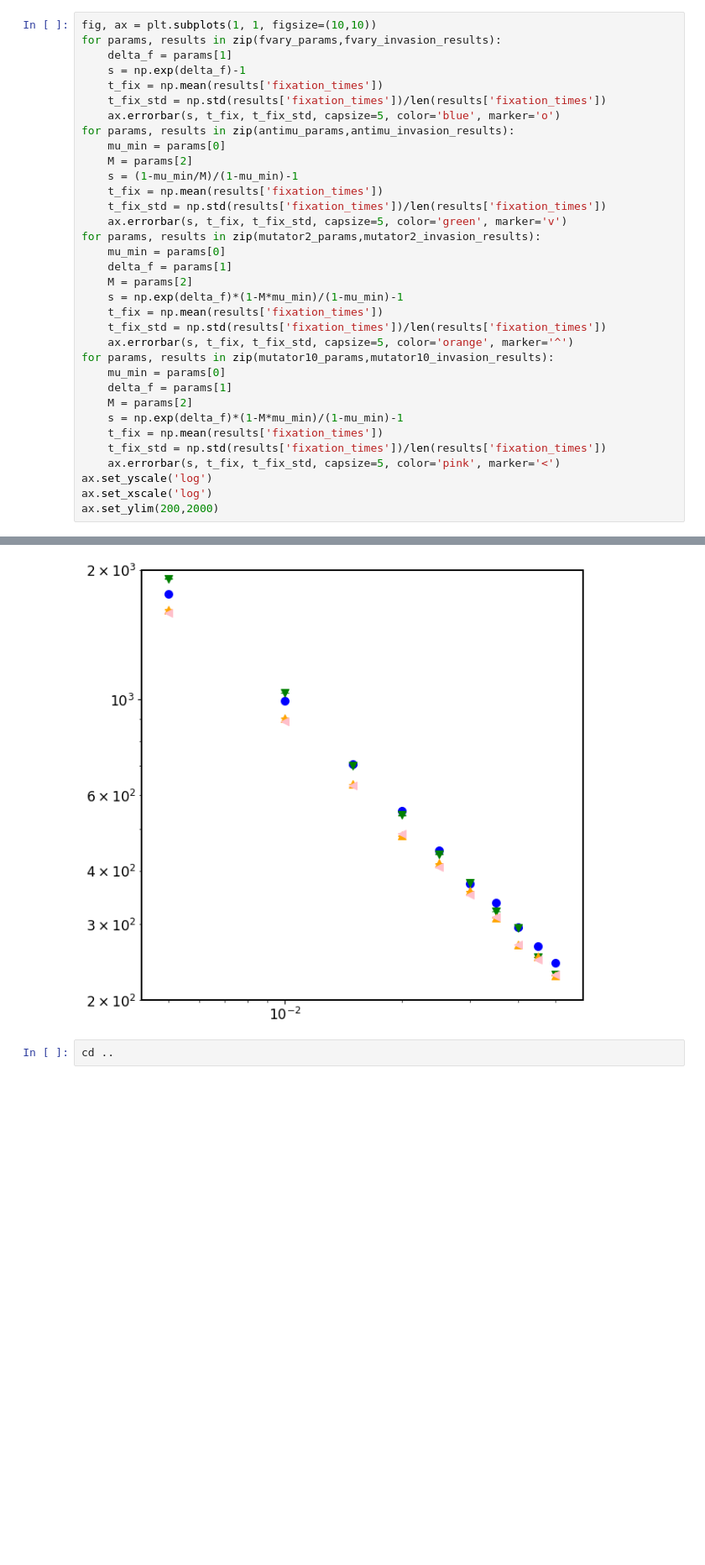
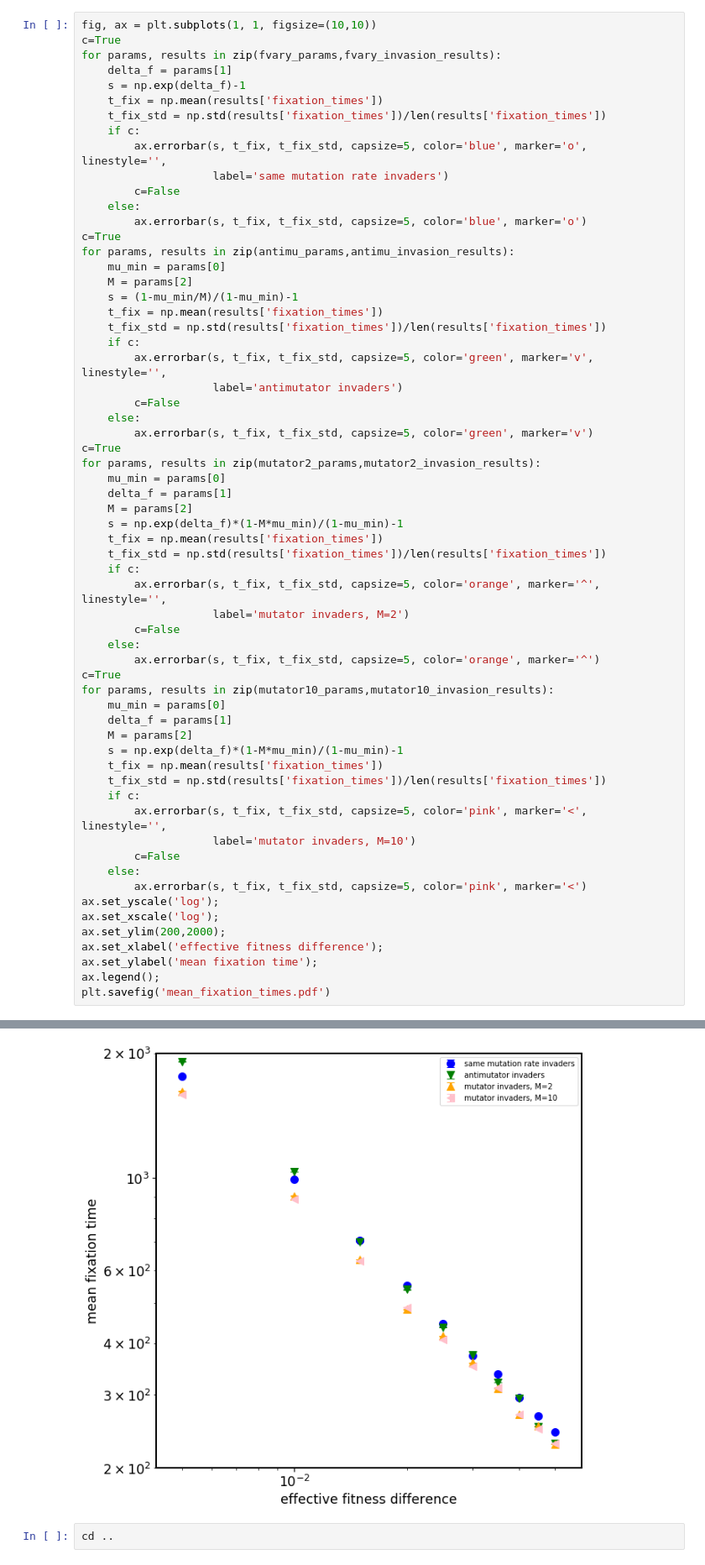
Before and after one commit to nicholas-sherer/Population-Evolution-Project-Source-Code, a Jupyter notebook: Plots related to the mutation-rate-sweep approximation.ipynb, the cells around one changed output, grey strips where cells are left out. Shown at 84% size. Drawn from its saved outputs; the diff is of its cells as text; blank space fills up the shorter version.

```diff
--- a/Plots related to the mutation-rate-sweep approximation.ipynb
+++ b/Plots related to the mutation-rate-sweep approximation.ipynb
@@ -319,19 +319,32 @@ ax[1,1].hist(mutator10_invasion_results[8]['fixation_times']);
 [figure]
 # %%
 fig, ax = plt.subplots(1, 1, figsize=(10,10))
+c=True
 for params, results in zip(fvary_params,fvary_invasion_results):
     delta_f = params[1]
     s = np.exp(delta_f)-1
     t_fix = np.mean(results['fixation_times'])
     t_fix_std = np.std(results['fixation_times'])/len(results['fixation_times'])
-    ax.errorbar(s, t_fix, t_fix_std, capsize=5, color='blue', marker='o')
+    if c:
+        ax.errorbar(s, t_fix, t_fix_std, capsize=5, color='blue', marker='o', linestyle='',
+                    label='same mutation rate invaders')
+        c=False
+    else:
+        ax.errorbar(s, t_fix, t_fix_std, capsize=5, color='blue', marker='o')
+c=True
 for params, results in zip(antimu_params,antimu_invasion_results):
     mu_min = params[0]
     M = params[2]
     s = (1-mu_min/M)/(1-mu_min)-1
     t_fix = np.mean(results['fixation_times'])
     t_fix_std = np.std(results['fixation_times'])/len(results['fixation_times'])
-    ax.errorbar(s, t_fix, t_fix_std, capsize=5, color='green', marker='v')
+    if c:
+        ax.errorbar(s, t_fix, t_fix_std, capsize=5, color='green', marker='v', linestyle='',
+                    label='antimutator invaders')
+        c=False
+    else:
+        ax.errorbar(s, t_fix, t_fix_std, capsize=5, color='green', marker='v')
+c=True
 for params, results in zip(mutator2_params,mutator2_invasion_results):
     mu_min = params[0]
     delta_f = params[1]
@@ -339,7 +352,13 @@ for params, results in zip(mutator2_params,mutator2_invasion_results):
     s = np.exp(delta_f)*(1-M*mu_min)/(1-mu_min)-1
     t_fix = np.mean(results['fixation_times'])
     t_fix_std = np.std(results['fixation_times'])/len(results['fixation_times'])
-    ax.errorbar(s, t_fix, t_fix_std, capsize=5, color='orange', marker='^')
+    if c:
+        ax.errorbar(s, t_fix, t_fix_std, capsize=5, color='orange', marker='^', linestyle='',
+                    label='mutator invaders, M=2')
+        c=False
+    else:
+        ax.errorbar(s, t_fix, t_fix_std, capsize=5, color='orange', marker='^')
+c=True
 for params, results in zip(mutator10_params,mutator10_invasion_results):
     mu_min = params[0]
     delta_f = params[1]
@@ -347,8 +366,17 @@ for params, results in zip(mutator10_params,mutator10_invasion_results):
     s = np.exp(delta_f)*(1-M*mu_min)/(1-mu_min)-1
     t_fix = np.mean(results['fixation_times'])
     t_fix_std = np.std(results['fixation_times'])/len(results['fixation_times'])
-    ax.errorbar(s, t_fix, t_fix_std, capsize=5, color='pink', marker='<')
-ax.set_yscale('log')
-ax.set_xscale('log')
-ax.set_ylim(200,2000)
+    if c:
+        ax.errorbar(s, t_fix, t_fix_std, capsize=5, color='pink', marker='<', linestyle='',
+                    label='mutator invaders, M=10')
+        c=False
+    else:
+        ax.errorbar(s, t_fix, t_fix_std, capsize=5, color='pink', marker='<')
+ax.set_yscale('log');
+ax.set_xscale('log');
+ax.set_ylim(200,2000);
+ax.set_xlabel('effective fitness difference');
+ax.set_ylabel('mean fixation time');
+ax.legend();
+plt.savefig('mean_fixation_times.pdf')
 # %% [output]
@@ -356,4 +383,4 @@ ax.set_ylim(200,2000)
-[figure, old version]
+[figure, new version]
 # %%
 cd ..
 # %% [output]
```
Also changed, not shown: parts of 41 cells of this notebook.
